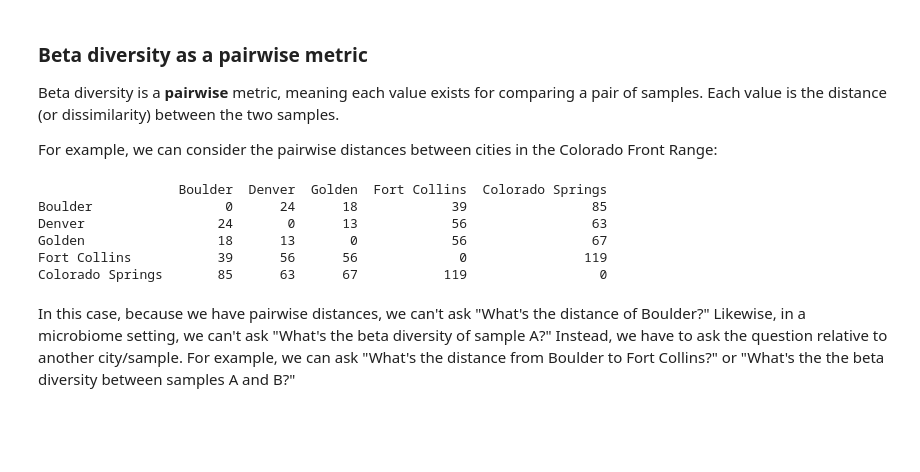
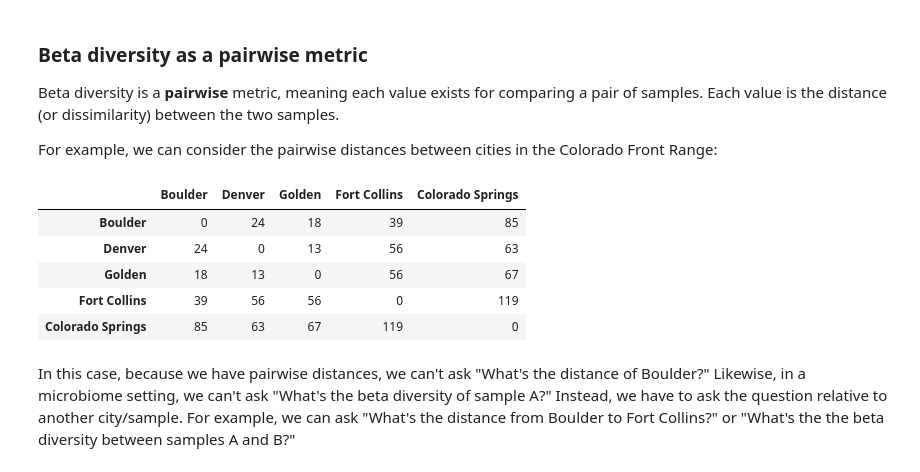
Before and after one commit to sterrettJD/CSCI-6118-Project, a Jupyter notebook: Notebooks/Beta-diversity.ipynb, the cells around one changed output. Saved outputs shown, nothing was run; the diff lists cells and outputs as text; code cells hidden in the pictures; blank space fills up the shorter version.

```diff
--- a/Notebooks/Beta-diversity.ipynb
+++ b/Notebooks/Beta-diversity.ipynb
@@ -25,27 +25,27 @@ import seaborn as sns
 # %%
 
 
 cities = ["Boulder", "Denver", "Golden", "Fort Collins", "Colorado Springs"]
 
 # distances are given in miles
 distances = np.array([[0, 24, 18, 39, 85],
                       [24, 0, 13, 56, 63],
                       [18, 13, 0, 56, 67],
                       [39, 56, 56, 0, 119],
                       [85, 63, 67, 119, 0]])
 
 distances_df = pd.DataFrame(distances,
                             columns=cities,
                             index=cities)
 
-print(distances_df)
+distances_df
 # %% [output]
-                  Boulder  Denver  Golden  Fort Collins  Colorado Springs
-Boulder                 0      24      18            39                85
-Denver                 24       0      13            56                63
-Golden                 18      13       0            56                67
-Fort Collins           39      56      56             0               119
-Colorado Springs       85      63      67           119                 0
+|  | Boulder | Denver | Golden | Fort Collins | Colorado Springs |
+| Boulder | 0 | 24 | 18 | 39 | 85 |
+| Denver | 24 | 0 | 13 | 56 | 63 |
+| Golden | 18 | 13 | 0 | 56 | 67 |
+| Fort Collins | 39 | 56 | 56 | 0 | 119 |
+| Colorado Springs | 85 | 63 | 67 | 119 | 0 |
 # %% [markdown]
 In this case, because we have pairwise distances, we can't ask "What's the distance of Boulder?" Likewise, in a microbiome setting, we can't ask "What's the beta diversity of sample A?" Instead, we have to ask the question relative to another city/sample. For example, we can ask "What's the distance from Boulder to Fort Collins?" or "What's the the beta diversity between samples A and B?"
 # %% [markdown]
```
Also changed, not shown: parts of 14 cells of this notebook.
